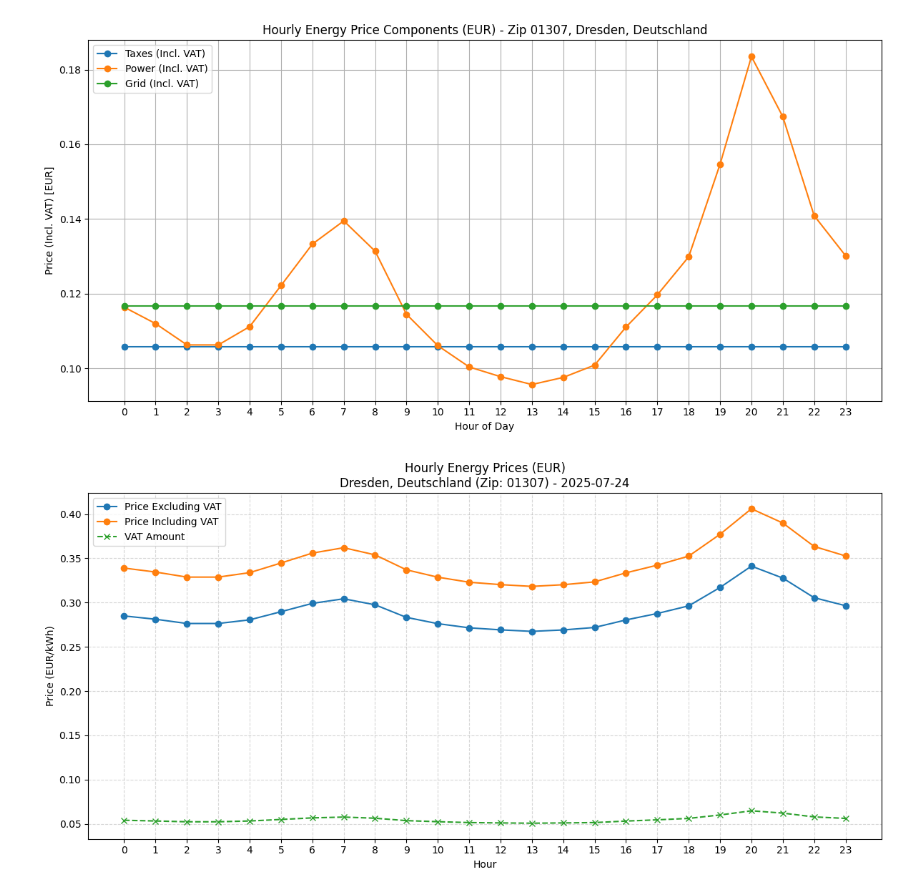
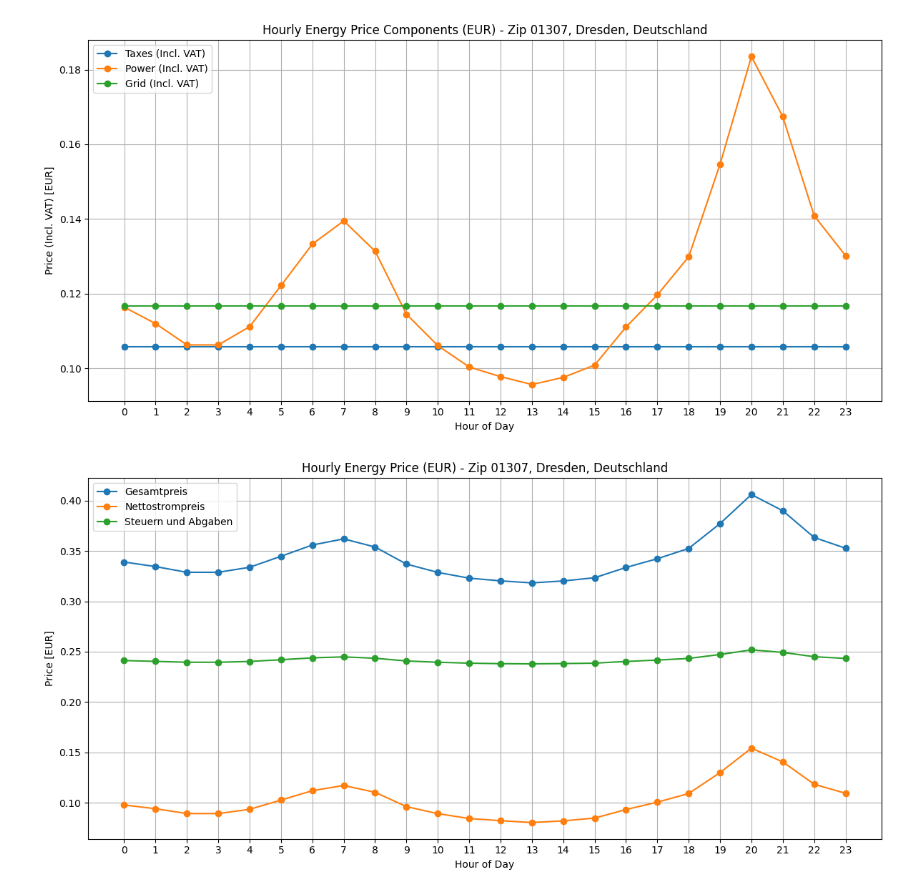
Before and after one commit to nathaniel32/Electricity-price-analysis, a Jupyter notebook: analyse.ipynb, the cells around one changed output. Saved outputs shown, nothing was run; the diff lists cells and outputs as text; code cells hidden in the pictures.

```diff
--- a/analyse.ipynb
+++ b/analyse.ipynb
@@ -49,7 +59,7 @@ JOIN t_province ON t_province.p_id = t_city.p_id
 JOIN t_country  ON t_country.c_id = t_province.c_id,
 LATERAL jsonb_array_elements(pa_data -> 'energy' -> 'todayHours') AS elem
 
-WHERE pa_code = '{ZIP}';
+WHERE pa_code = '{ZIP}' and c_name = '{LAND}';
 """)
 
 with session_local() as session:
@@ -80,54 +90,58 @@ plt.show()
 # %%
 sql = text(f"""
 SELECT
-  pa_data ->> 'currency' AS "Currency",
   elem ->> 'date' AS "Date",
   elem ->> 'hour' AS "Hour",
+  (elem ->> 'priceIncludingVat')::numeric AS "Gesamtpreis",
 
-  (elem ->> 'priceExcludingVat')::numeric AS "Price_Exc_Vat",
-  (elem ->> 'priceIncludingVat')::numeric AS "Price_Inc_Vat",
-  ((elem ->> 'priceIncludingVat')::numeric - (elem ->> 'priceExcludingVat')::numeric) AS "VAT",
+  (SELECT (pc ->> 'priceExcludingVat')::numeric
+   FROM jsonb_array_elements(elem -> 'priceComponents') AS pc
+   WHERE pc ->> 'type' = 'power' LIMIT 1) AS "Nettostrompreis",
+
+  ((elem ->> 'priceIncludingVat')::numeric -
+   (SELECT (pc ->> 'priceExcludingVat')::numeric
+    FROM jsonb_array_elements(elem -> 'priceComponents') AS pc
+    WHERE pc ->> 'type' = 'power' LIMIT 1)) AS "Steuern_und_Abgaben",
 
   pa_code AS "Zip Code",
   ci_name AS "City",
-  c_name AS "Country"
+  c_name AS "Country",
+  pa_data ->> 'currency' AS "Currency",
+  elem AS "Data"
 
 FROM t_postal_area
 JOIN t_city     ON t_city.ci_id = t_postal_area.ci_id
 JOIN t_province ON t_province.p_id = t_city.p_id
-JOIN t_country  ON t_country.c_id = t_province.c_id
-CROSS JOIN LATERAL jsonb_array_elements(pa_data -> 'energy' -> 'todayHours') AS elem
+JOIN t_country  ON t_country.c_id = t_province.c_id,
+LATERAL jsonb_array_elements(pa_data -> 'energy' -> 'todayHours') AS elem
 
-WHERE pa_code = '{ZIP}'
+WHERE pa_code = '{ZIP}' and c_name = '{LAND}';
 """)
 
 with session_local() as session:
     result = session.execute(sql)
     df = pd.DataFrame(result.fetchall(), columns=result.keys())
 
-df['Hour'] = pd.to_numeric(df['Hour'], errors='coerce')
-df = df.dropna(subset=['Hour'])
-df['Hour'] = df['Hour'].astype(int)
-df = df.sort_values('Hour')
+df.columns = [col.lower().replace(" ", "_") for col in df.columns]
 
-currency = df['Currency'].iloc[0]
-zip_code = df['Zip Code'].iloc[0]
-city = df['City'].iloc[0]
-country = df['Country'].iloc[0]
-date = df['Date'].iloc[0]
+df['hour'] = df['hour'].astype(int)
+df = df.sort_values(by='hour')
+
+currency = df['currency'].iloc[0]
 
 plt.figure(figsize=(12, 6))
-plt.plot(df['Hour'], df['Price_Exc_Vat'], label='Price Excluding VAT', marker='o')
-plt.plot(df['Hour'], df['Price_Inc_Vat'], label='Price Including VAT', marker='o')
-plt.plot(df['Hour'], df['VAT'], label='VAT Amount', marker='x', linestyle='--')
 
-plt.title(f"Hourly Energy Prices ({currency})\n{city}, {country} (Zip: {zip_code}) - {date}")
-plt.xlabel("Hour")
-plt.ylabel(f"Price ({currency}/kWh)")
-plt.xticks(range(0, 24))
-plt.grid(True, linestyle='--', alpha=0.5)
+plt.plot(df['hour'], df['gesamtpreis'], label='Gesamtpreis', marker='o')
+plt.plot(df['hour'], df['nettostrompreis'], label='Nettostrompreis', marker='o')
+plt.plot(df['hour'], df['steuern_und_abgaben'], label='Steuern und Abgaben', marker='o')
+
+plt.title(f"Hourly Energy Price ({currency}) - Zip {df['zip_code'].iloc[0]}, {df['city'].iloc[0]}, {df['country'].iloc[0]}")
+plt.xlabel('Hour of Day')
+plt.ylabel(f'Price [{currency}]')
+plt.grid(True)
 plt.legend()
+plt.xticks(df['hour'])
 plt.tight_layout()
 plt.show()
 # %% [output]
-[figure, old version]
+[figure, new version]
```
Also changed, not shown: parts of 1 cell of this notebook, 1 other file.
